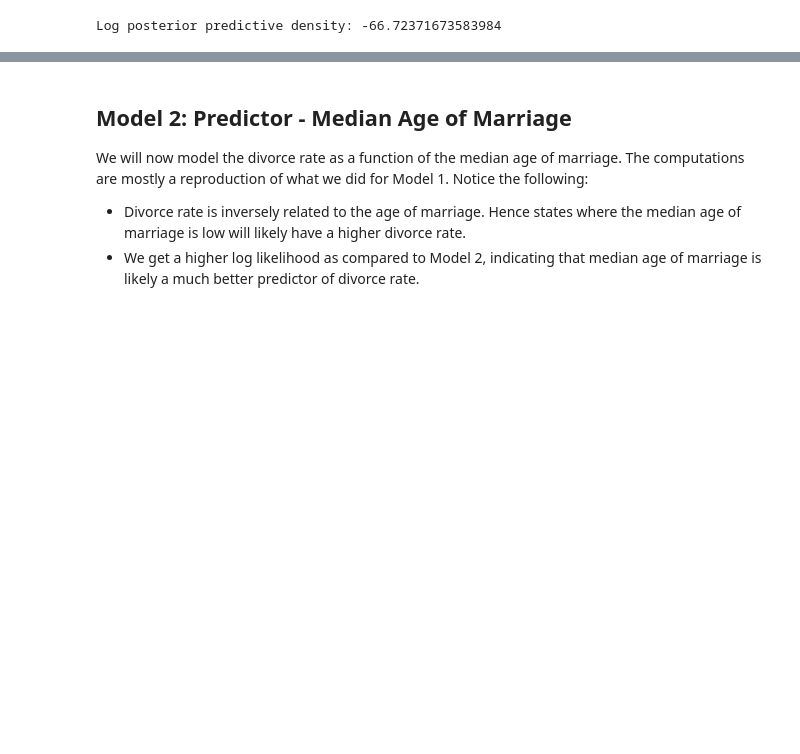
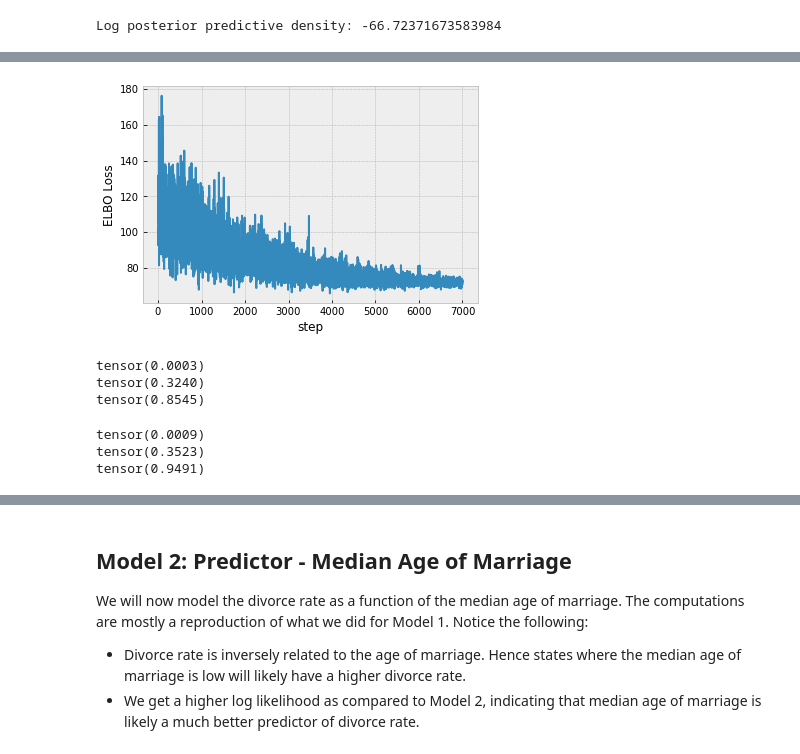
Before and after one commit to arijc76/prob-ml, a Jupyter notebook: bayesian_regression_pyro.ipynb, the cells around one changed output, grey strips where cells are left out. Cells and saved outputs as stored; diff of their text form; code cells hidden in the pictures; blank space fills up the shorter version.

Commit message:
Add SVI for Model 1

```diff
--- a/bayesian_regression_pyro.ipynb
+++ b/bayesian_regression_pyro.ipynb
@@ -398,0 +417,29 @@ In this tutorial, we would like to emphasize that there is nothing magical about
+# %%
+pyro.set_rng_seed(1)
+
+from pyro.infer import SVI, Trace_ELBO
+from pyro.infer.autoguide import AutoMultivariateNormal, AutoDiagonalNormal, AutoGaussian, init_to_mean
+
+learing_rate = 1e-4
+
+guide = AutoDiagonalNormal(model_svi)
+
+num_iter = 7000
+
+svi = SVI(
+    model_svi,
+    guide,
+    optim.Adam({"lr": learing_rate}),
+    loss=Trace_ELBO()
+)
+
+loss = np.empty(num_iter)
+
+pyro.clear_param_store()
+for step in range(num_iter):
+    loss[step] = svi.step(
+        marriage=torch.tensor(dset.MarriageScaled.values, dtype=torch.float),
+        divorce=torch.tensor(dset.DivorceScaled.values, dtype=torch.float)
+    )
+    if step % 1000 == 0:
+        print(f'step: {step:>5}, ELBO loss: {loss[step]:.2f}')
@@ -398,0 +454,6 @@ In this tutorial, we would like to emphasize that there is nothing magical about
+# %%
+plt.plot(loss)
+plt.xlabel('step')
+plt.ylabel('ELBO Loss');
+# %% [output]
+[figure, added]
@@ -398,0 +470,16 @@ In this tutorial, we would like to emphasize that there is nothing magical about
+# %%
+print(torch.mean(samples_1_svi['a']))
+print(torch.mean(samples_1_svi['bM']))
+print(torch.mean(samples_1_svi['sigma']))
+# %% [output]
+tensor(0.0003)
+tensor(0.3240)
+tensor(0.8545)
+# %%
+print(torch.mean(samples_1['a']))
+print(torch.mean(samples_1['bM']))
+print(torch.mean(samples_1['sigma']))
+# %% [output]
+tensor(0.0009)
+tensor(0.3523)
+tensor(0.9491)
```
Also changed, not shown: parts of 9 cells of this notebook.
